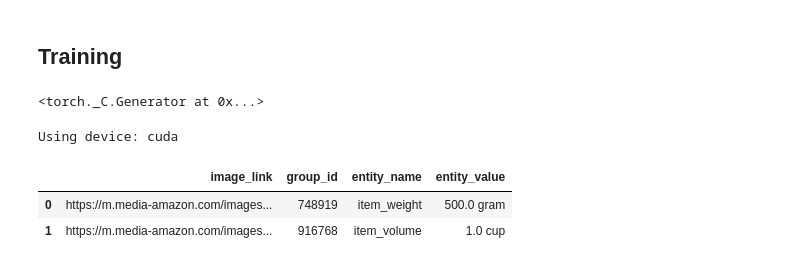
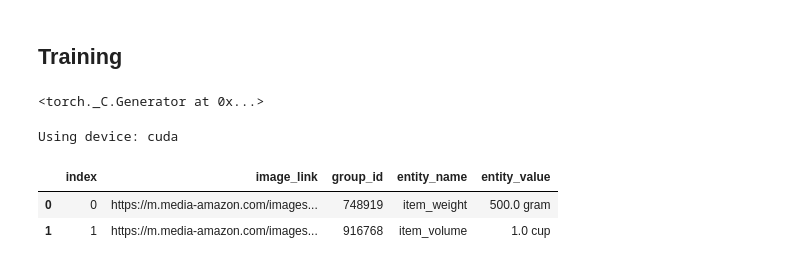
Before and after one commit to Dhyanesh-Panchal/amazon_ml_2024_deepinsight, a Jupyter notebook: solution/Multi_input_endoder_decoder.ipynb, the cells around one changed output. Drawn from its saved outputs; the diff is of its cells as text; code cells hidden in the pictures.

```diff
--- a/solution/Multi_input_endoder_decoder.ipynb
+++ b/solution/Multi_input_endoder_decoder.ipynb
@@ -233,9 +229,9 @@ print(f"Using device: {device}")
 # %% [output]
 Using device: cuda
 # %%
-df = pd.read_csv('https://raw.githubusercontent.com/Dhyanesh-Panchal/amazon_ml_2024_deepinsight/refs/heads/master/student_resource%203/dataset/train.csv')
+df = pd.read_csv('https://raw.githubusercontent.com/Dhyanesh-Panchal/amazon_ml_2024_deepinsight/refs/heads/master/student_resource%203/dataset/filtered_train.csv')
 df.head(2)
 # %% [output]
-|  | image_link | group_id | entity_name | entity_value |
-| 0 | https://m.media-amazon.com/images... | 748919 | item_weight | 500.0 gram |
-| 1 | https://m.media-amazon.com/images... | 916768 | item_volume | 1.0 cup |
+|  | index | image_link | group_id | entity_name | entity_value |
+| 0 | 0 | https://m.media-amazon.com/images... | 748919 | item_weight | 500.0 gram |
+| 1 | 1 | https://m.media-amazon.com/images... | 916768 | item_volume | 1.0 cup |
```
Also changed, not shown: parts of 18 cells of this notebook.
